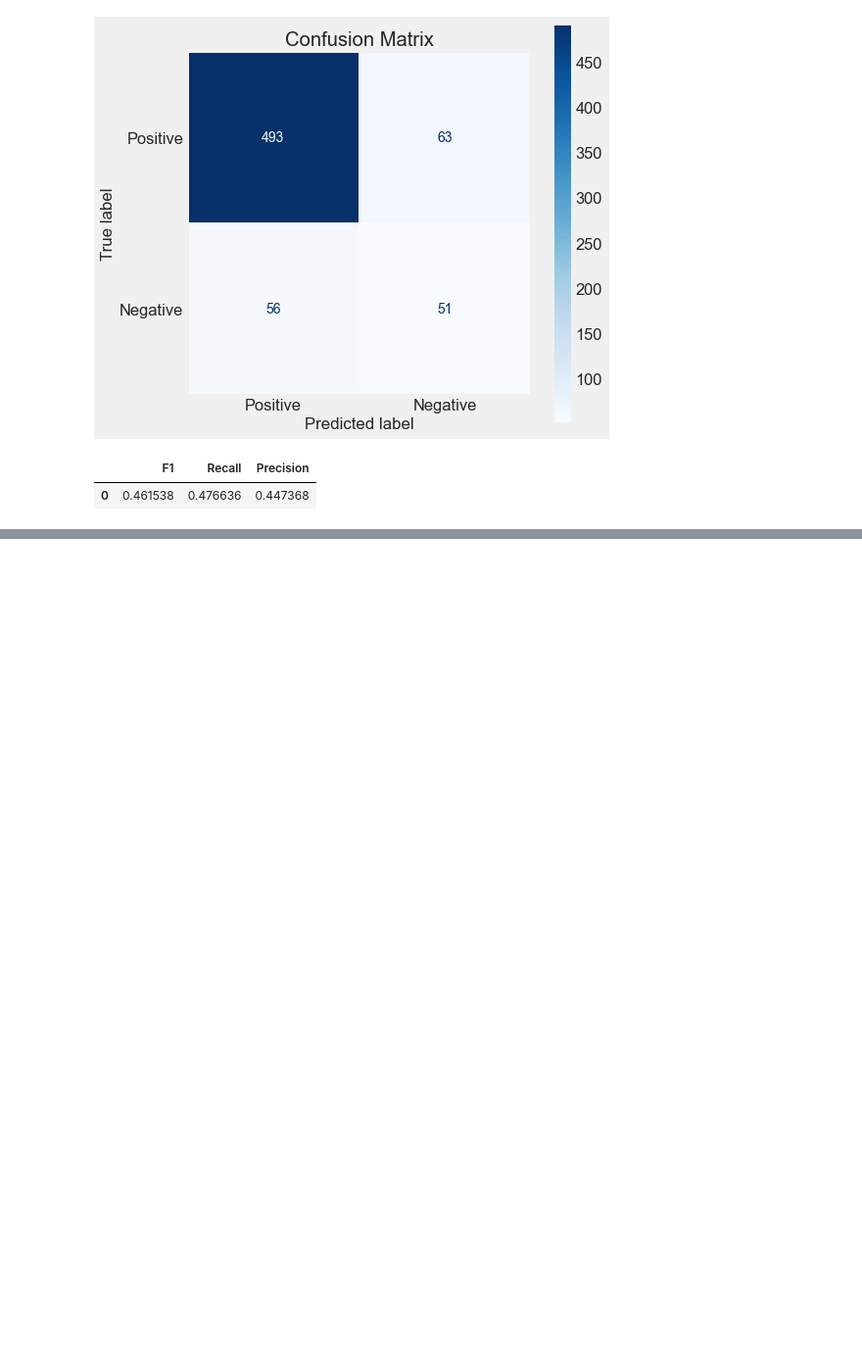
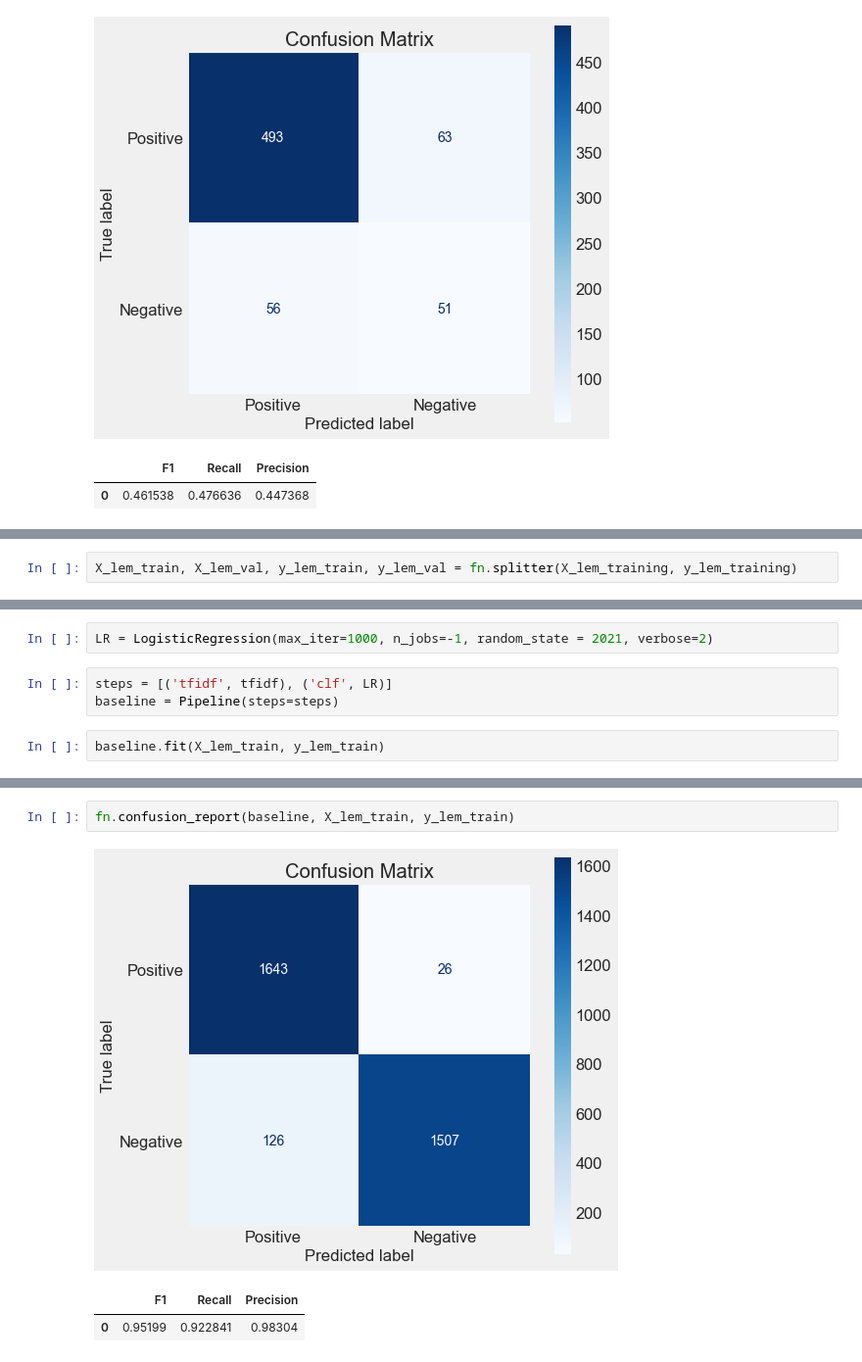
Before and after one commit to jeffreyhwatson/nlp_sentiment_project, a Jupyter notebook: notebooks/exploratory/modeling_eda.ipynb, the cells around one changed output, grey strips where cells are left out. Shown at 98% size. Saved outputs shown, nothing was run; the diff lists cells and outputs as text; blank space fills up the shorter version.

```diff
--- a/notebooks/exploratory/modeling_eda.ipynb
+++ b/notebooks/exploratory/modeling_eda.ipynb
@@ -980,0 +1106,2 @@ fn.confusion_report(tuned_rf, X_lem_val, y_lem_val)
+# %%
+X_lem_train, X_lem_val, y_lem_train, y_lem_val = fn.splitter(X_lem_training, y_lem_training)
@@ -980,0 +1167,7 @@ fn.confusion_report(tuned_rf, X_lem_val, y_lem_val)
+# %%
+LR = LogisticRegression(max_iter=1000, n_jobs=-1, random_state = 2021, verbose=2)
+# %%
+steps = [('tfidf', tfidf), ('clf', LR)]
+baseline = Pipeline(steps=steps)
+# %%
+baseline.fit(X_lem_train, y_lem_train)
@@ -980,0 +1210,6 @@ fn.confusion_report(tuned_rf, X_lem_val, y_lem_val)
+# %%
+fn.confusion_report(baseline, X_lem_train, y_lem_train)
+# %% [output]
+[figure, added]
+|  | F1 | Recall | Precision |
+| 0 | 0.95199 | 0.922841 | 0.98304 |
```
Also changed, not shown: parts of 96 cells of this notebook, 7 other files.
